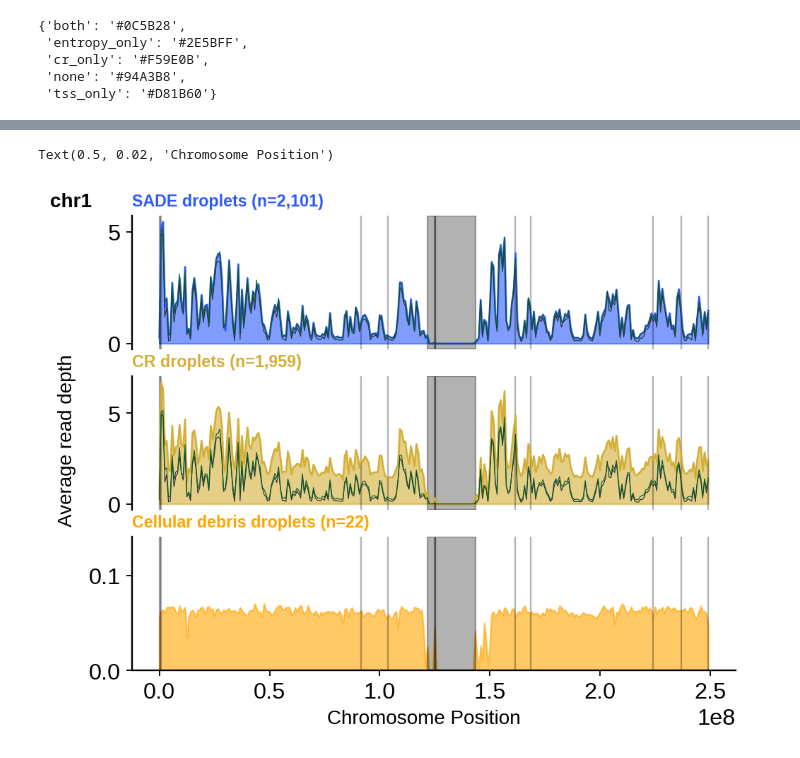
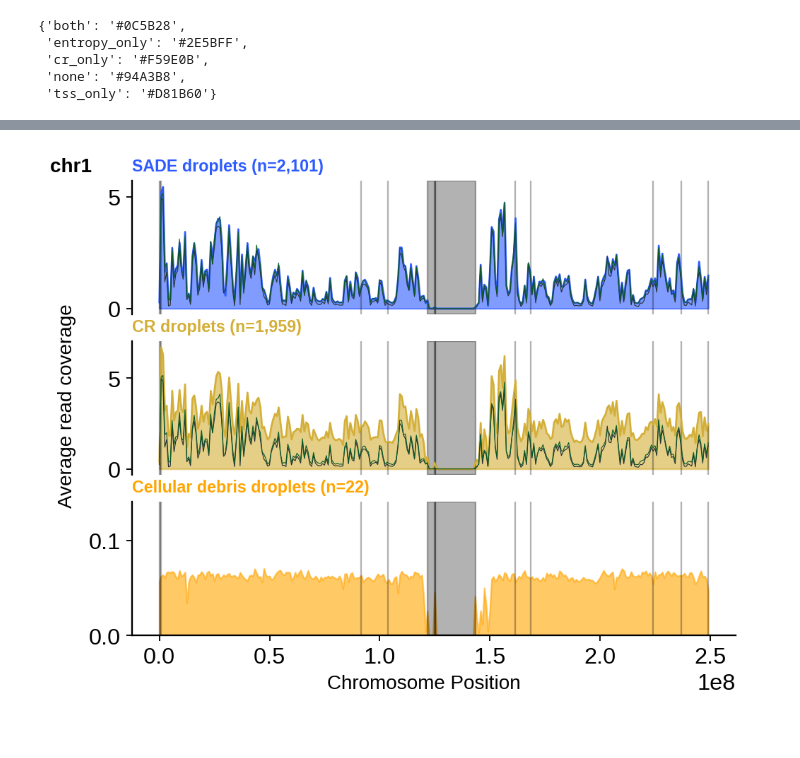
Before and after one commit to streetslab/SADE, a Jupyter notebook: EDA/F5_frag_dist_union_3sets.ipynb, the cells around one changed output, grey strips where cells are left out. Saved outputs shown, nothing was run; the diff lists cells and outputs as text; code cells hidden in the pictures.

```diff
--- a/EDA/F5_frag_dist_union_3sets.ipynb
+++ b/EDA/F5_frag_dist_union_3sets.ipynb
@@ -829,36 +773,39 @@ for j, s in enumerate(['atac_pass_entropy', 'atac_pass_CR']):
 
     bw.close()
     ref_bw.close()
     ref_overlap_bw.close()
 
 
 
 debris_bw_file = debris_set_bw_files['DNAdebris']
 debris_bw = pyBigWig.open(debris_bw_file)
 debris_chrom_size = debris_bw.chroms(chrom)
 debris_binned_stats = debris_bw.stats(chrom, 0, debris_chrom_size, nBins=bins, type="mean")
 debris_binned_stats = np.nan_to_num(np.array(debris_binned_stats, dtype=float), nan=0.0)
 ax[-1].fill_between(x_range, debris_binned_stats, color='orange', alpha=0.6, label=labels[j])
 ax[-1].set_ylim(0, max(debris_binned_stats)*2)
 ax[-1].set_title(f'Cellular debris droplets (n={(union_cell_info["DNA_debris"] == "YES").sum():,})',
                     loc='left', fontsize=10, fontweight='bold', color='orange')
 debris_bw.close()
 
 for _ax in ax:
     chrom_blacklist = blacklist_region_df[blacklist_region_df['chrom'] == chrom]
     for _, row in chrom_blacklist.iterrows():
         _ax.axvspan(row['start'], row['end'], color='black', alpha=0.3)
         _ax.spines[['top', 'right']].set_visible(False)
 
 
 ax[-1].spines['bottom'].set_visible(True)
 
 fig.suptitle(f'{chrom} ', y=0.92, x=0.05,fontsize=12, fontweight='bold')
-fig.text(0.03, 0.5, 'Average read depth', fontsize=12, rotation=90, va='center')
+fig.text(0.03, 0.5, 'Average read coverage', fontsize=12, rotation=90, va='center')
 fig.text(0.5, 0.02, f"Chromosome Position",fontsize=12,  rotation=0, ha='center')
+
+
+fig.savefig(os.path.join(os.getcwd(), '_figures', 'fig3_p4.png'), dpi=300, bbox_inches='tight')
+fig.savefig(os.path.join(os.getcwd(), '_figures', 'fig3_p4.pdf'), bbox_inches='tight')
 # %% [output]
-Text(0.5, 0.02, 'Chromosome Position')
-[figure, old version]
+[figure, new version]
 # %%
 chrom = "chr12"
 start = 69347381
```
Also changed, not shown: parts of 3 cells of this notebook, 55 other files.
